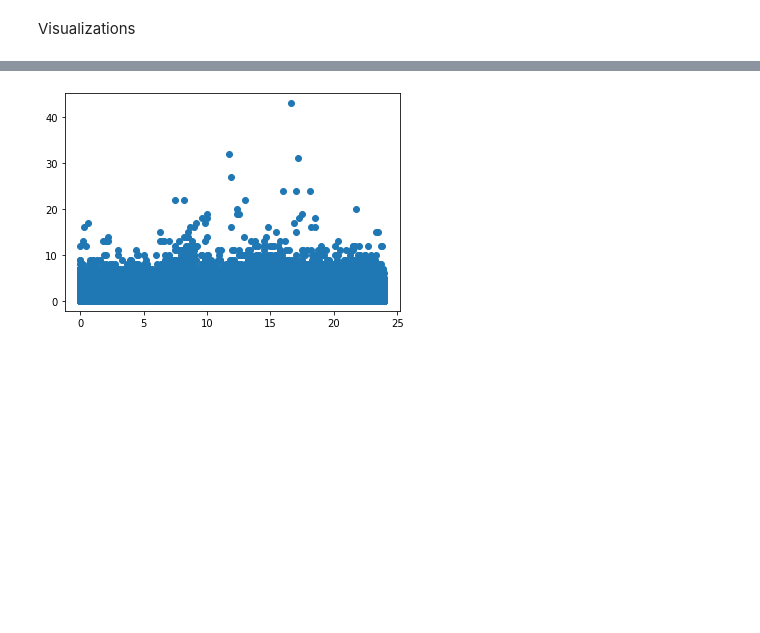
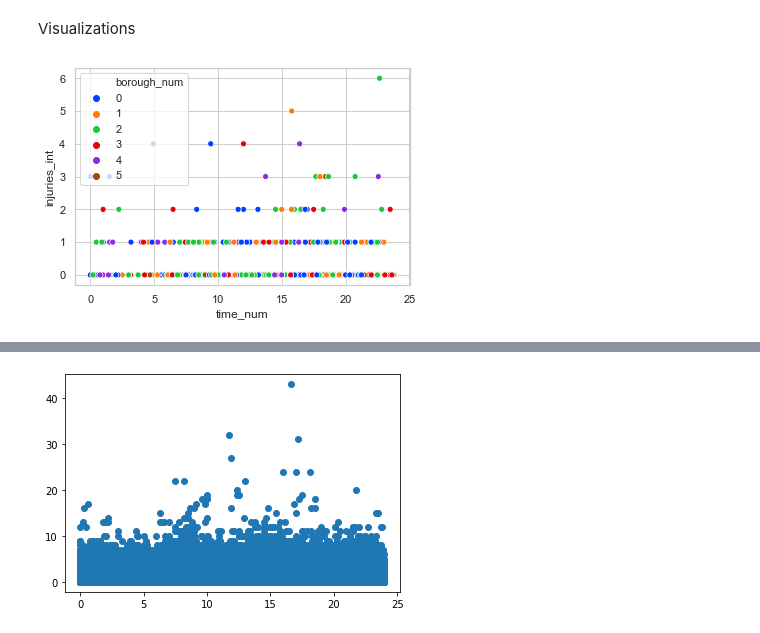
Before and after one commit to MrBLiu/InsightTeam2020, a Jupyter notebook: Sofia/Visualizations and Cleaned Data.ipynb, the cells around one changed output, grey strips where cells are left out. Saved outputs shown, nothing was run; the diff lists cells and outputs as text; code cells hidden in the pictures; blank space fills up the shorter version.

```diff
--- a/Sofia/Visualizations and Cleaned Data.ipynb
+++ b/Sofia/Visualizations and Cleaned Data.ipynb
@@ -331,3 +404,10 @@ citydata
 | 4 | Staten Island | 476179 | 12518 | 0.026288 |
 # %% [markdown]
 Visualizations
+# %%
+CarData_sample = CarData.sample(1000)
+timevinjuries = sns.scatterplot(x=CarData_sample['time_num'], y=CarData_sample['injuries_int'],
+                    hue=CarData_sample.loc[:,'borough_num'], palette=sns.color_palette("bright",n_colors=6))
+plt.show()
+# %% [output]
+[figure, added]
```
Also changed, not shown: parts of 52 cells of this notebook.
